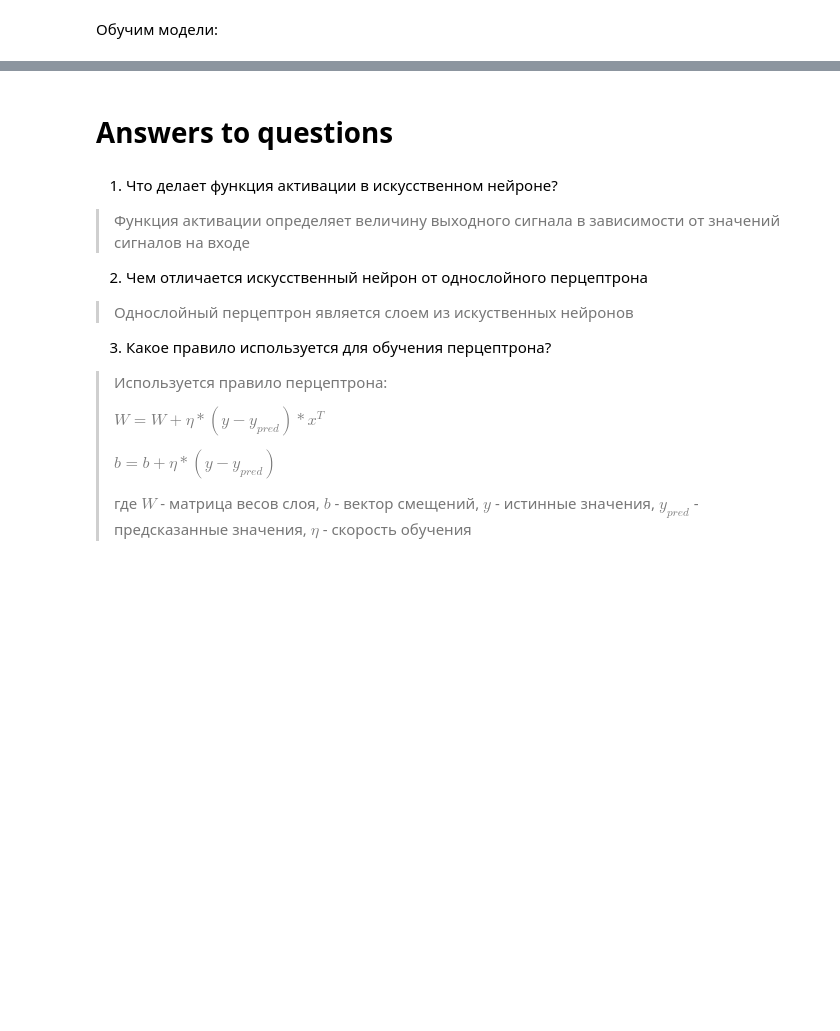
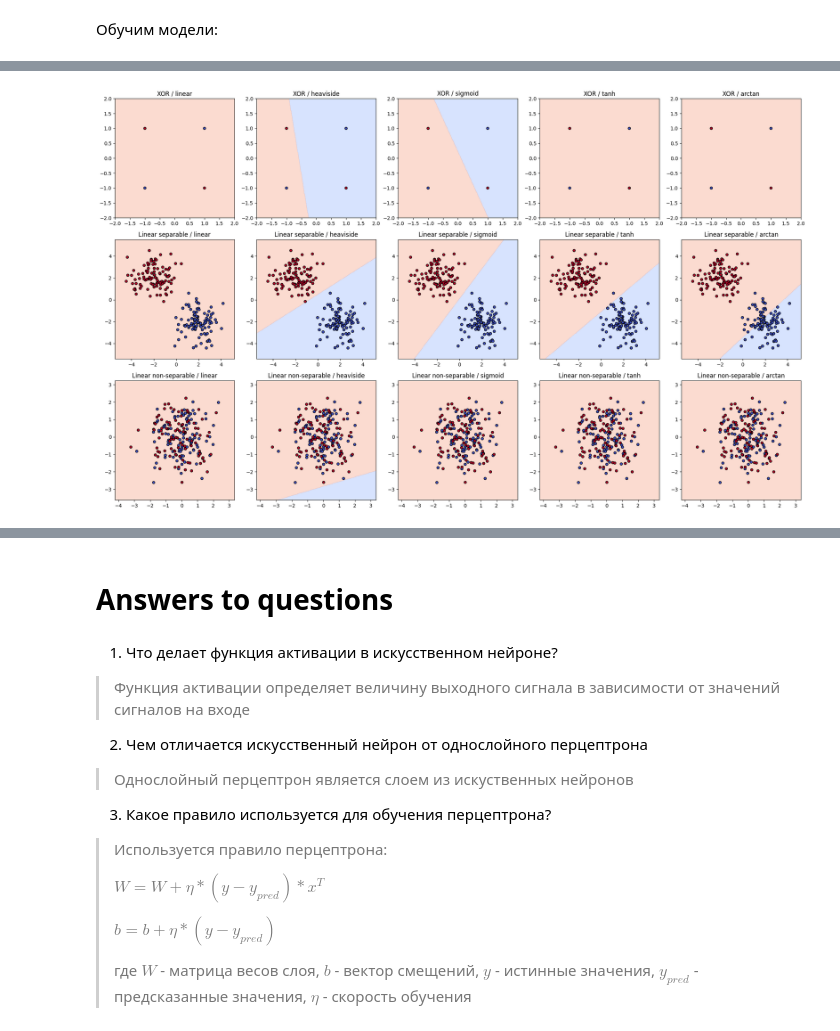
Before and after one commit to laxlite/ML, a Jupyter notebook: lab_2.ipynb, the cells around one changed output, grey strips where cells are left out. Cells and saved outputs as stored; diff of their text form; code cells hidden in the pictures; blank space fills up the shorter version.

```diff
--- a/lab_2.ipynb
+++ b/lab_2.ipynb
@@ -53,7 +53,7 @@ class Perceptron:
         # Для одного входа x - вектор выходов
         return np.array([neuron.activate(x) for neuron in self.neurons])
 
-    def fit(self, X: np.ndarray, y: np.ndarray, lr=0.1, epochs=100):
+    def fit(self, X: np.ndarray, y: np.ndarray, lr=0.1, epochs=100, verbose=False):
         weights_bias = []
         for epoch in range(epochs):
             # цикл обучения
@@ -67,8 +67,10 @@ class Perceptron:
                 for neuron in self.neurons:
                     preds.append(neuron.activate(x))
             accuracy = (np.array(y.reshape(-1) == preds).mean())
-            print(f"Epoch {epoch}: total accuracy = {accuracy}")
-            print({'weights': [neuron.w.copy() for neuron in self.neurons],
+            if verbose:
+                print(f"Epoch {epoch}: total accuracy = {accuracy}")
+            if verbose:
+                print({'weights': [neuron.w.copy() for neuron in self.neurons],
                                   'bias': [neuron.b for neuron in self.neurons]})
             weights_bias.append([{'weights': [neuron.w.copy() for neuron in self.neurons],
                                   'bias': [neuron.b for neuron in self.neurons]}])
@@ -78,11 +80,13 @@ class Perceptron:
     def get_weights(self):
         return [(n.w, n.b) for n in self.neurons]
 # %%
-perceptron_linear = Perceptron(2, 1, lambda x: linear(x))
-perceptron_heaviside = Perceptron(2, 1, lambda x: heaviside(x))
-perceptron_sigmoid = Perceptron(2, 1, lambda x: sigmoid(x))
-perceptron_th = Perceptron(2, 1, lambda x: math.tanh(x))
-perceptron_arctg = Perceptron(2, 1, lambda x: math.atanh(x))
+activations = {
+    'linear': (linear, lambda a: (a >= 0).astype(int)),
+    'heaviside': (heaviside, lambda a: (a >= 0.5).astype(int)),
+    'sigmoid': (sigmoid, lambda a: (a >= 0.5).astype(int)),
+    'tanh': (math.tanh, lambda a: (a >= 0).astype(int)),
+    'arctan': (math.atan, lambda a: (a >= 0).astype(int)),
+}
 # %%
 SEED = 16
 SIZE = 100
@@ -131,5 +135,56 @@ plt.scatter(x=nonlin_x[:,0], y=nonlin_x[:,1], c=nonlin_y, cmap='coolwarm')
 # %% [markdown]
 Обучим модели:
 # %%
-perceptron_heaviside.fit(xor_x, xor_y, lr=0.1, epochs=10)
+datasets = {
+    'XOR': (xor_x, xor_y),
+    'Linear separable': (lin_sep_x, lin_sep_y),
+    'Linear non-separable': (nonlin_x, nonlin_y),
+}
+
+def plot_decision_regions(model, X, y, to_class, ax, title):
+    x_min, x_max = X[:, 0].min() - 1.0, X[:, 0].max() + 1.0
+    y_min, y_max = X[:, 1].min() - 1.0, X[:, 1].max() + 1.0
+
+    xx, yy = np.meshgrid(
+        np.linspace(x_min, x_max, 300),
+        np.linspace(y_min, y_max, 300),
+    )
+
+    grid = np.c_[xx.ravel(), yy.ravel()]
+    raw = np.array([model.predict(p)[0] for p in grid]).reshape(xx.shape)
+    Z = to_class(raw)
+
+    ax.contourf(xx, yy, Z, alpha=0.35, cmap='coolwarm', levels=[-0.5, 0.5, 1.5])
+    ax.scatter(
+        X[:, 0],
+        X[:, 1],
+        c=y.reshape(-1),
+        cmap='coolwarm',
+        edgecolors='k',
+        s=25,
+    )
+    ax.set_title(title)
+    ax.set_xlim(x_min, x_max)
+    ax.set_ylim(y_min, y_max)
+
+
+fig, axes = plt.subplots(nrows=len(datasets), ncols=len(activations), figsize=(20, 12))
+
+for row_idx, (ds_name, (X, y)) in enumerate(datasets.items()):
+    for col_idx, (act_name, (act_fn, to_class)) in enumerate(activations.items()):
+        model = Perceptron(2, 1, act_fn)
+        model.fit(X, y, lr=0.1, epochs=50, verbose=False)
+
+        ax = axes[row_idx, col_idx]
+        plot_decision_regions(
+            model,
+            X,
+            y,
+            to_class,
+            ax,
+            title=f"{ds_name} / {act_name}",
+        )
+
+plt.tight_layout()
+plt.show()
 # %% [output]
@@ -175,0 +191 @@ Epoch 9: total accuracy = 0.75
+[figure, added]
```
Also changed, not shown: parts of 7 cells of this notebook.
